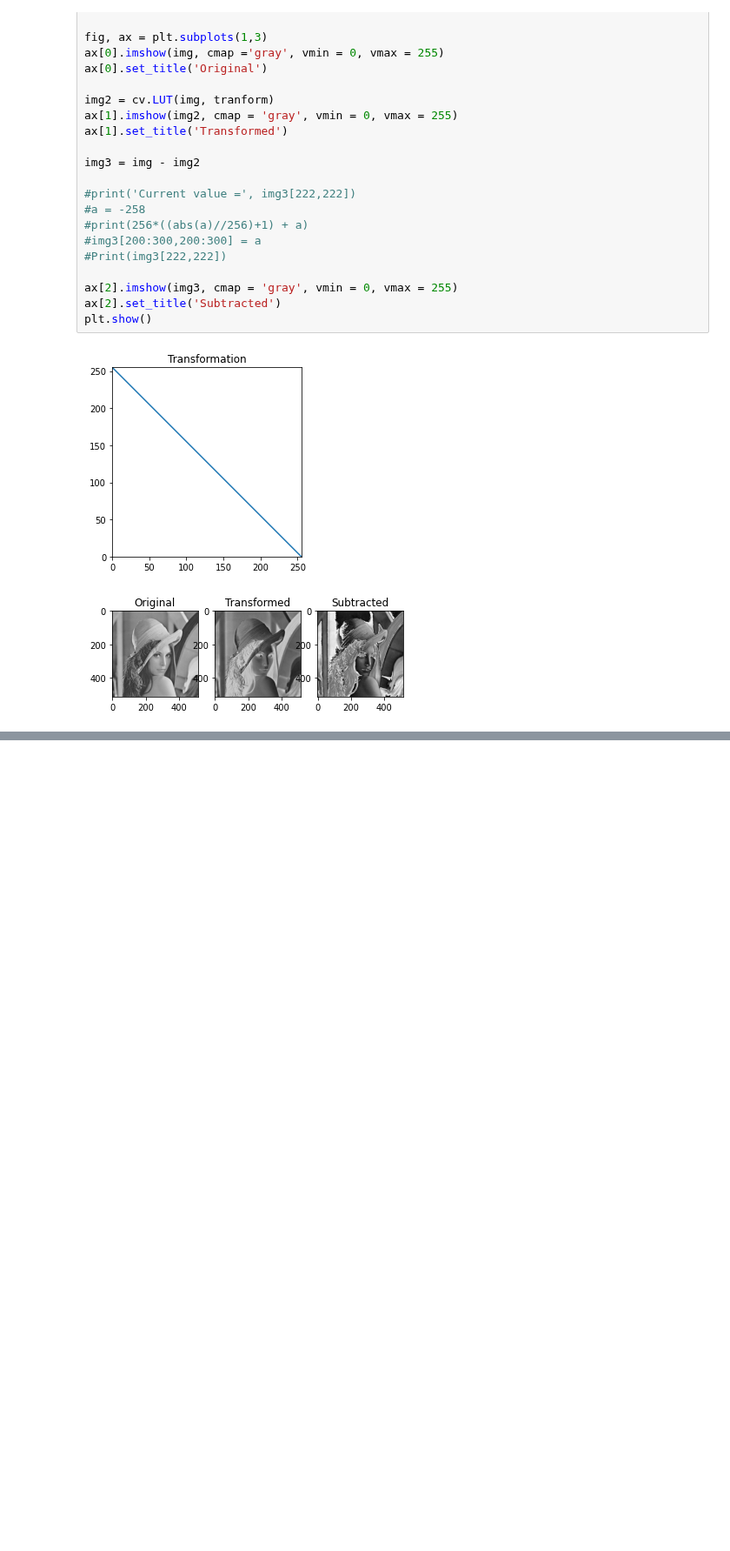
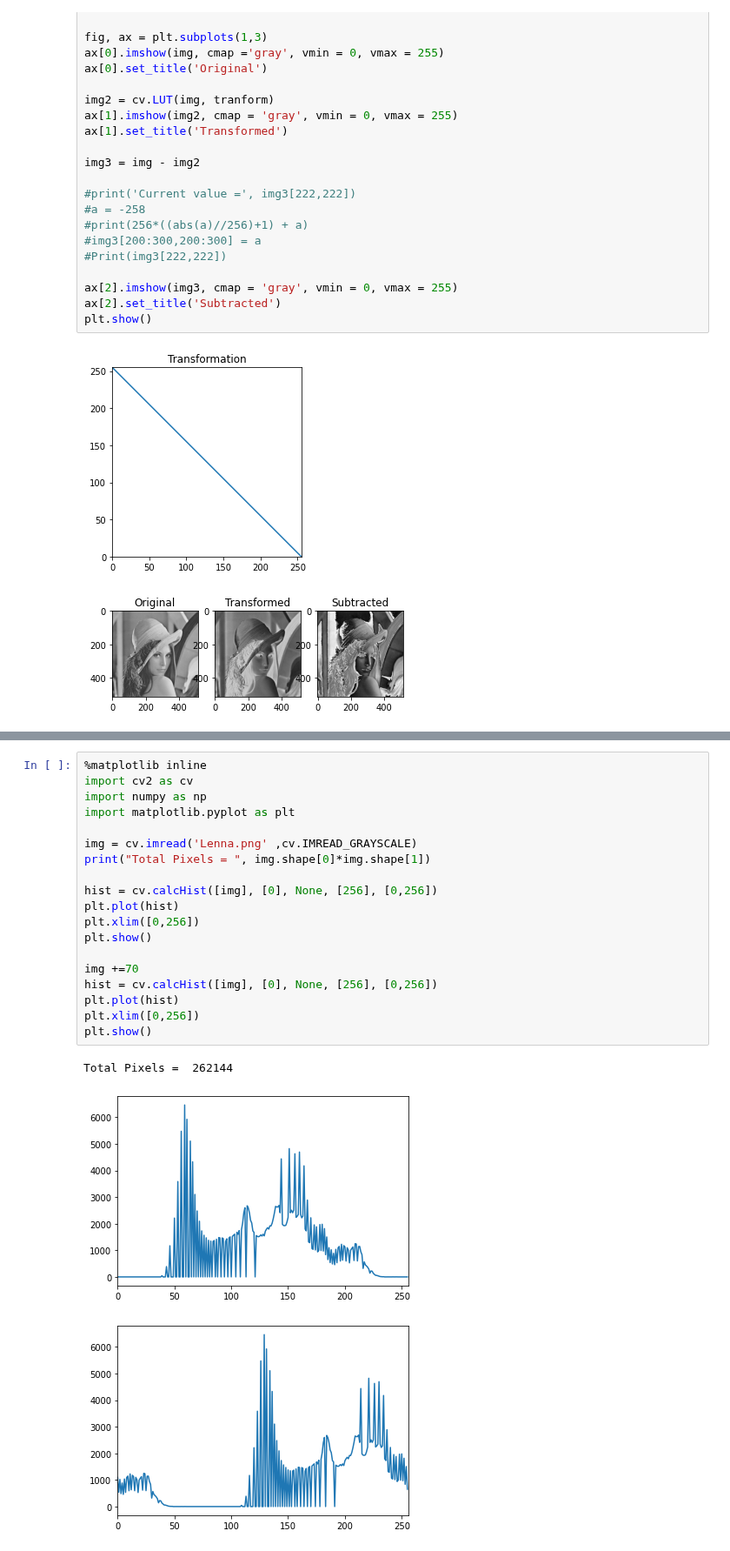
Before and after one commit to bimalka98/Computer-Vision-and-Image-Processing, a Jupyter notebook: PracticeCV/IntensityTransforms.ipynb, the cells around one changed output, grey strips where cells are left out. Shown at 87% size. Cells and saved outputs as stored; diff of their text form; blank space fills up the shorter version.

```diff
--- a/PracticeCV/IntensityTransforms.ipynb
+++ b/PracticeCV/IntensityTransforms.ipynb
@@ -94,0 +207,23 @@ plt.show()
+# %%
+%matplotlib inline
+import cv2 as cv
+import numpy as np
+import matplotlib.pyplot as plt
+
+img = cv.imread('Lenna.png' ,cv.IMREAD_GRAYSCALE)
+print("Total Pixels = ", img.shape[0]*img.shape[1])
+
+hist = cv.calcHist([img], [0], None, [256], [0,256])
+plt.plot(hist)
+plt.xlim([0,256])
+plt.show()
+
+img +=70
+hist = cv.calcHist([img], [0], None, [256], [0,256])
+plt.plot(hist)
+plt.xlim([0,256])
+plt.show()
+# %% [output]
+Total Pixels =  262144
+[figure, added]
+[figure, added]
```
Also changed, not shown: parts of 6 cells of this notebook, 1 other file.
